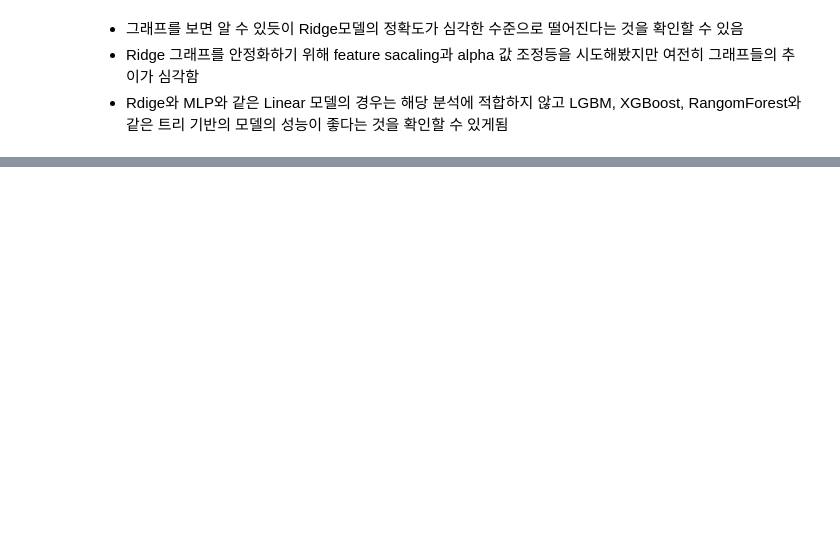
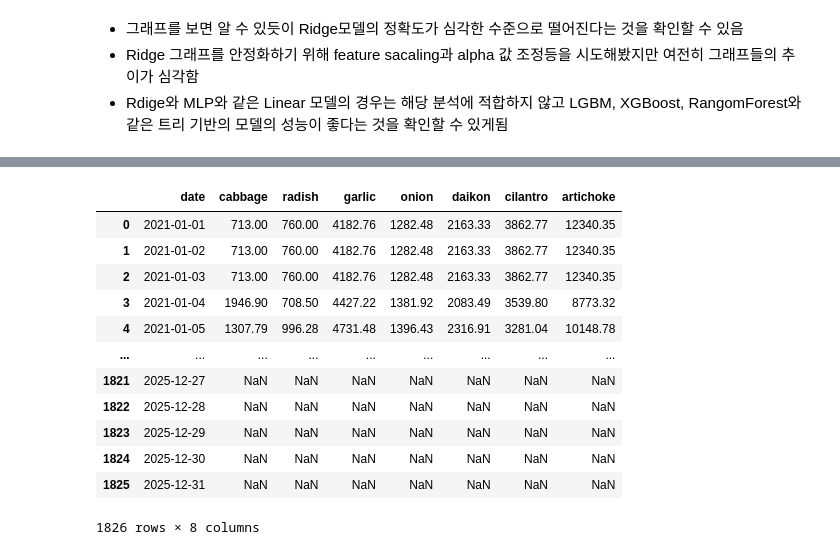
Before and after one commit to turtle-jaewoo/SE_Project, a Jupyter notebook: SE_Project.ipynb, the cells around one changed output, grey strips where cells are left out. Cells and saved outputs as stored; diff of their text form; code cells hidden in the pictures; blank space fills up the shorter version.

```diff
--- a/SE_Project.ipynb
+++ b/SE_Project.ipynb
@@ -1642,0 +1683,23 @@ plot_predictions(df_for_plot, targets)
+# %%
+# 날짜 범위를 2025-12-31까지 확장
+date_range = pd.DataFrame({
+    'date': pd.date_range(start=real['date'].min(), end='2025-12-31')
+})
+
+# 기존 real과 병합 (real에 없는 날짜는 NaN으로 남음)
+real = date_range.merge(real, on='date', how='left')
+real
+# %% [output]
+|  | date | cabbage | radish | garlic | onion | daikon | cilantro | artichoke |
+| 0 | 2021-01-01 | 713.00 | 760.00 | 4182.76 | 1282.48 | 2163.33 | 3862.77 | 12340.35 |
+| 1 | 2021-01-02 | 713.00 | 760.00 | 4182.76 | 1282.48 | 2163.33 | 3862.77 | 12340.35 |
+| 2 | 2021-01-03 | 713.00 | 760.00 | 4182.76 | 1282.48 | 2163.33 | 3862.77 | 12340.35 |
+| 3 | 2021-01-04 | 1946.90 | 708.50 | 4427.22 | 1381.92 | 2083.49 | 3539.80 | 8773.32 |
+| 4 | 2021-01-05 | 1307.79 | 996.28 | 4731.48 | 1396.43 | 2316.91 | 3281.04 | 10148.78 |
+| ... | ... | ... | ... | ... | ... | ... | ... | ... |
+| 1821 | 2025-12-27 | NaN | NaN | NaN | NaN | NaN | NaN | NaN |
+| 1822 | 2025-12-28 | NaN | NaN | NaN | NaN | NaN | NaN | NaN |
+| 1823 | 2025-12-29 | NaN | NaN | NaN | NaN | NaN | NaN | NaN |
+| 1824 | 2025-12-30 | NaN | NaN | NaN | NaN | NaN | NaN | NaN |
+| 1825 | 2025-12-31 | NaN | NaN | NaN | NaN | NaN | NaN | NaN |
+1826 rows × 8 columns
```
Also changed, not shown: parts of 30 cells of this notebook.
